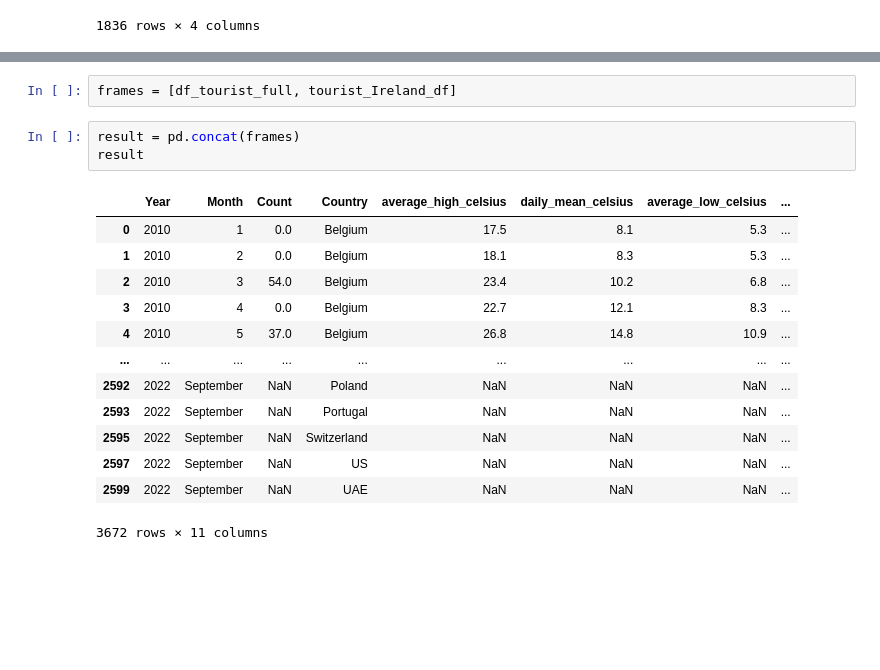
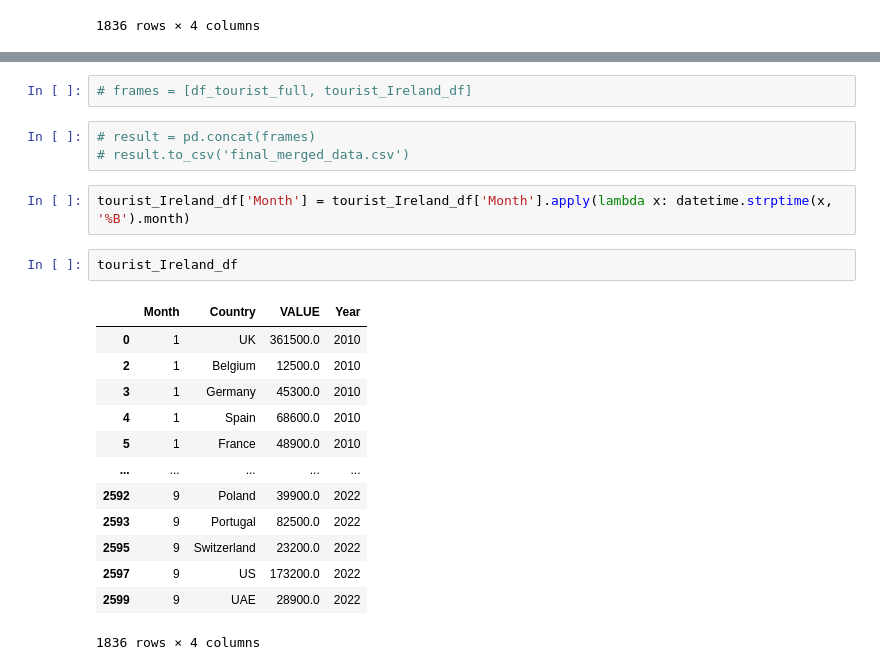
Before and after one commit to Amogh4u/ML_Ireland_tourism_prediction, a Jupyter notebook: project_code.ipynb, the cells around one changed output, grey strips where cells are left out. Cells and saved outputs as stored; diff of their text form; blank space fills up the shorter version.

```diff
--- a/project_code.ipynb
+++ b/project_code.ipynb
@@ -279,19 +244,23 @@ df_tourist_full = pd.merge(df_trend, df_temperature, how='left', on=['Month'])
-# %%
-frames = [df_tourist_full, tourist_Ireland_df]
-# %%
-result = pd.concat(frames)
-result
-# %% [output]
-|  | Year | Month | Count | Country | average_high_celsius | daily_mean_celsius | average_low_celsius | ... |
-| 0 | 2010 | 1 | 0.0 | Belgium | 17.5 | 8.1 | 5.3 | ... |
-| 1 | 2010 | 2 | 0.0 | Belgium | 18.1 | 8.3 | 5.3 | ... |
-| 2 | 2010 | 3 | 54.0 | Belgium | 23.4 | 10.2 | 6.8 | ... |
-| 3 | 2010 | 4 | 0.0 | Belgium | 22.7 | 12.1 | 8.3 | ... |
-| 4 | 2010 | 5 | 37.0 | Belgium | 26.8 | 14.8 | 10.9 | ... |
-| ... | ... | ... | ... | ... | ... | ... | ... | ... |
-| 2592 | 2022 | September | NaN | Poland | NaN | NaN | NaN | ... |
-| 2593 | 2022 | September | NaN | Portugal | NaN | NaN | NaN | ... |
-| 2595 | 2022 | September | NaN | Switzerland | NaN | NaN | NaN | ... |
-| 2597 | 2022 | September | NaN | US | NaN | NaN | NaN | ... |
-| 2599 | 2022 | September | NaN | UAE | NaN | NaN | NaN | ... |
-3672 rows × 11 columns
+# %%
+# frames = [df_tourist_full, tourist_Ireland_df]
+# %%
+# result = pd.concat(frames)
+# result.to_csv('final_merged_data.csv')
+# %%
+tourist_Ireland_df['Month'] = tourist_Ireland_df['Month'].apply(lambda x: datetime.strptime(x, '%B').month)
+# %%
+tourist_Ireland_df
+# %% [output]
+|  | Month | Country | VALUE | Year |
+| 0 | 1 | UK | 361500.0 | 2010 |
+| 2 | 1 | Belgium | 12500.0 | 2010 |
+| 3 | 1 | Germany | 45300.0 | 2010 |
+| 4 | 1 | Spain | 68600.0 | 2010 |
+| 5 | 1 | France | 48900.0 | 2010 |
+| ... | ... | ... | ... | ... |
+| 2592 | 9 | Poland | 39900.0 | 2022 |
+| 2593 | 9 | Portugal | 82500.0 | 2022 |
+| 2595 | 9 | Switzerland | 23200.0 | 2022 |
+| 2597 | 9 | US | 173200.0 | 2022 |
+| 2599 | 9 | UAE | 28900.0 | 2022 |
+1836 rows × 4 columns
```
Also changed, not shown: parts of 6 cells of this notebook, 1 other file.
